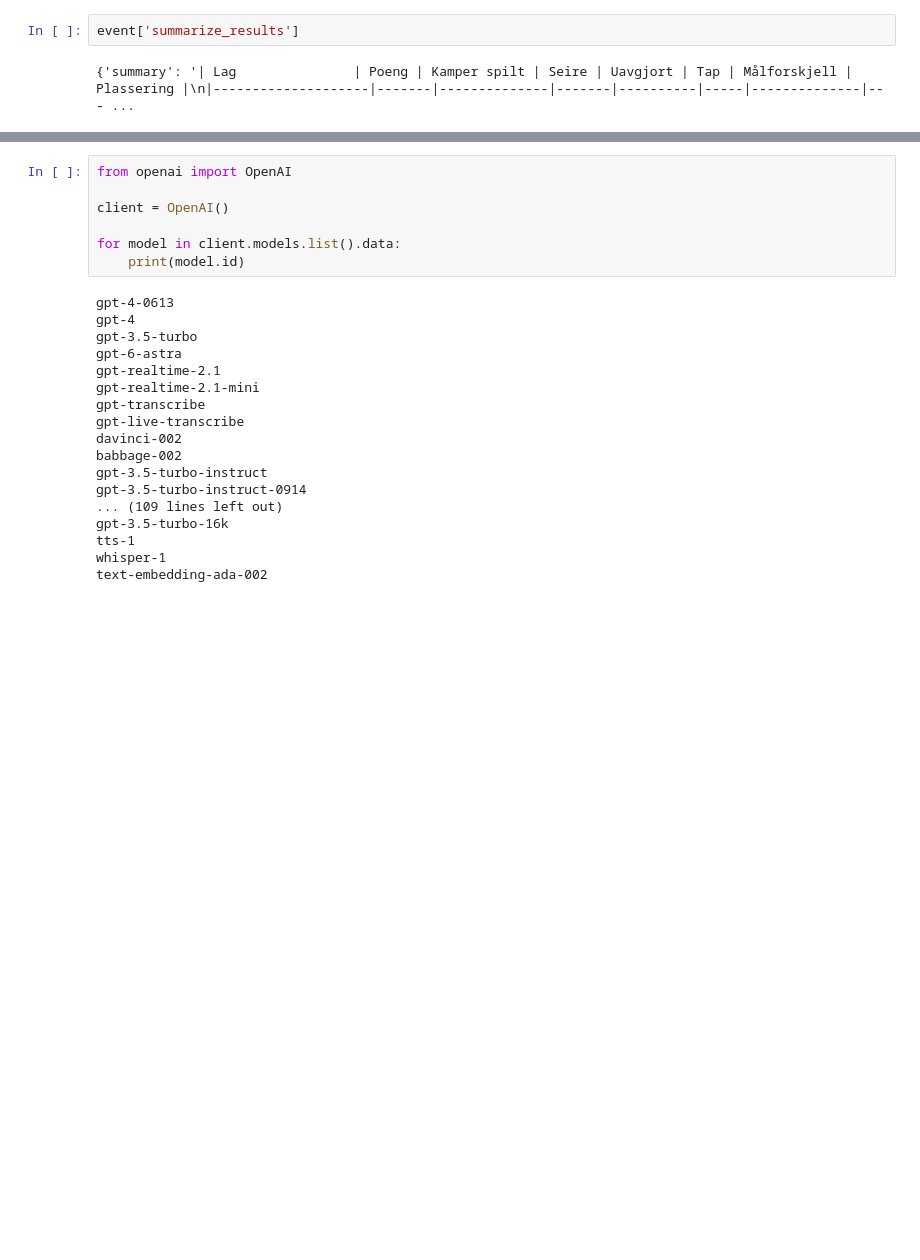
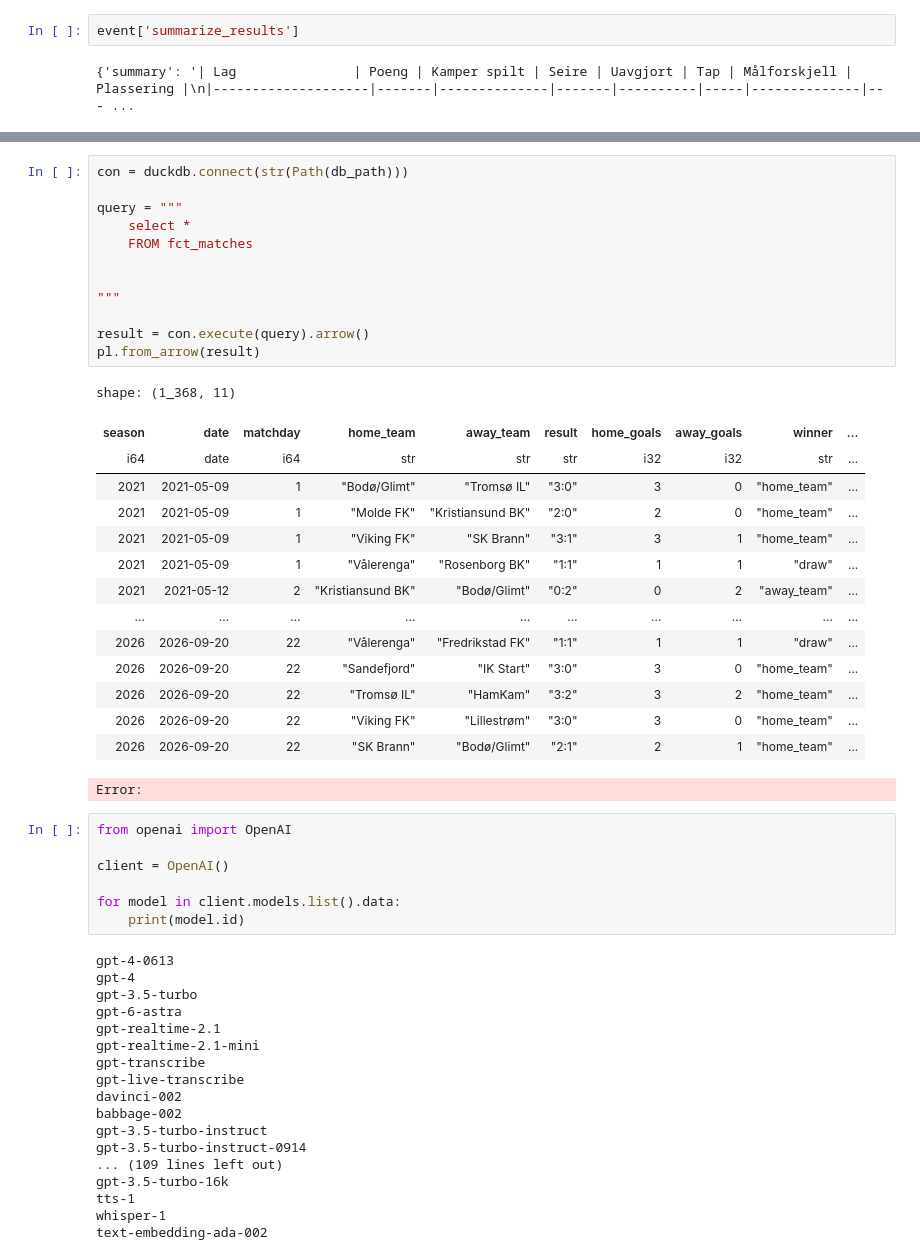
Before and after one commit to PolarsDude/brann_ticket_sales_forecasting, a Jupyter notebook: notebook.ipynb, the cells around one changed output, grey strips where cells are left out. Saved outputs shown, nothing was run; the diff lists cells and outputs as text; blank space fills up the shorter version.

```diff
--- a/notebook.ipynb
+++ b/notebook.ipynb
@@ -79,3 +92,31 @@ result = con.execute(query).arrow()
+# %%
+con = duckdb.connect(str(Path(db_path)))
+
+query = """
+    select *
+    FROM fct_matches
+
+
+"""
+
+result = con.execute(query).arrow()
+pl.from_arrow(result)
+# %% [output]
+shape: (1_368, 11)
+| season | date | matchday | home_team | away_team | result | home_goals | away_goals | winner | ... |
+| i64 | date | i64 | str | str | str | i32 | i32 | str | ... |
+| 2021 | 2021-05-09 | 1 | "Bodø/Glimt" | "Tromsø IL" | "3:0" | 3 | 0 | "home_team" | ... |
+| 2021 | 2021-05-09 | 1 | "Molde FK" | "Kristiansund BK" | "2:0" | 2 | 0 | "home_team" | ... |
+| 2021 | 2021-05-09 | 1 | "Viking FK" | "SK Brann" | "3:1" | 3 | 1 | "home_team" | ... |
+| 2021 | 2021-05-09 | 1 | "Vålerenga" | "Rosenborg BK" | "1:1" | 1 | 1 | "draw" | ... |
+| 2021 | 2021-05-12 | 2 | "Kristiansund BK" | "Bodø/Glimt" | "0:2" | 0 | 2 | "away_team" | ... |
+| … | … | … | … | … | … | … | … | … | ... |
+| 2026 | 2026-09-20 | 22 | "Vålerenga" | "Fredrikstad FK" | "1:1" | 1 | 1 | "draw" | ... |
+| 2026 | 2026-09-20 | 22 | "Sandefjord" | "IK Start" | "3:0" | 3 | 0 | "home_team" | ... |
+| 2026 | 2026-09-20 | 22 | "Tromsø IL" | "HamKam" | "3:2" | 3 | 2 | "home_team" | ... |
+| 2026 | 2026-09-20 | 22 | "Viking FK" | "Lillestrøm" | "3:0" | 3 | 0 | "home_team" | ... |
+| 2026 | 2026-09-20 | 22 | "SK Brann" | "Bodø/Glimt" | "2:1" | 2 | 1 | "home_team" | ... |
+Error:
 # %%
 from openai import OpenAI
 
```
Also changed, not shown: parts of 1 cell of this notebook, 10 other files.
